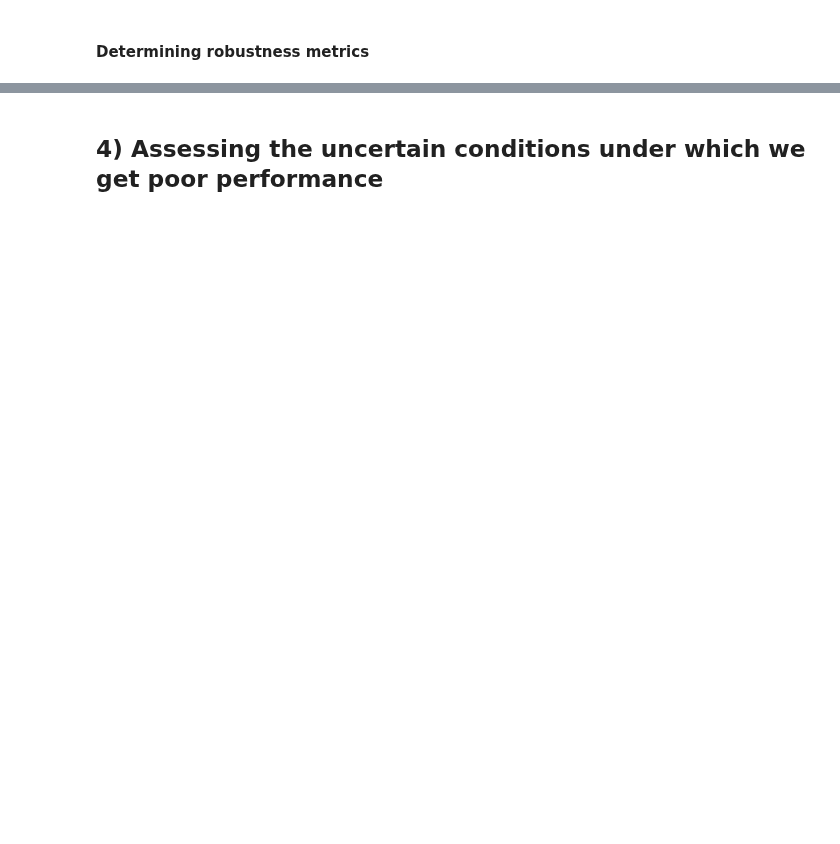
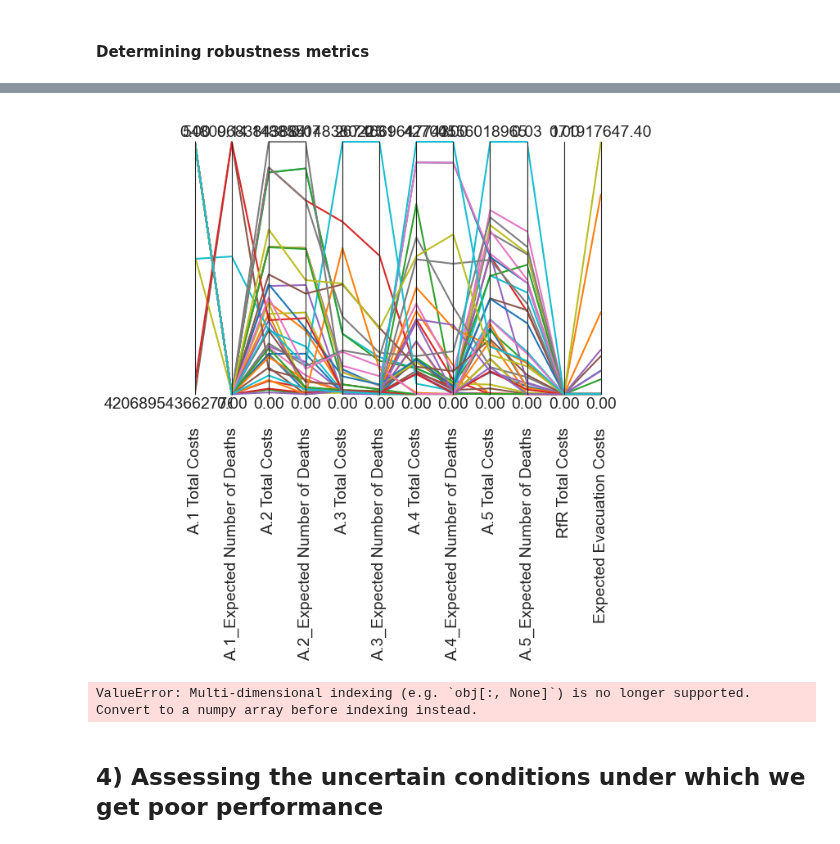
Before and after one commit to ndaswani1/EPA141A-labs, a Jupyter notebook: final assignment/dike_model_multiobj_analysis.ipynb, the cells around one changed output, grey strips where cells are left out. Saved outputs shown, nothing was run; the diff lists cells and outputs as text; code cells hidden in the pictures; blank space fills up the shorter version.

Commit message:
multi objective signal to noise

```diff
--- a/final assignment/dike_model_multiobj_analysis.ipynb
+++ b/final assignment/dike_model_multiobj_analysis.ipynb
@@ -191,0 +157,9 @@ sns.despine()
+# %%
+policies = []
+for row in range(results_constrained.shape[0]):
+    policies.append(
+        Policy(name=row, **results.iloc[row, :-12].to_dict())
+    )
+# %%
+with MultiprocessingEvaluator(model) as evaluator:
+    policy_results = evaluator.perform_experiments(scenarios=5, policies = policies)
@@ -198,0 +186,25 @@ sns.despine()
+# %%
+def s_to_n(data, direction):
+    mean = np.mean(data)
+    std = np.std(data)
+
+    if direction==ScalarOutcome.MAXIMIZE:
+        return mean/std
+    else:
+        return mean*std
+# %%
+experiments, outcomes = policy_results
+
+overall_scores = {}
+for policy in np.unique(experiments['policy']):
+    scores = {}
+
+    logical = experiments['policy']==policy
+
+    for outcome in model.outcomes:
+        value  = outcomes[outcome.name][logical]
+        sn_ratio = s_to_n(value, outcome.kind)
+        scores[outcome.name] = sn_ratio
+    overall_scores[policy] = scores
+scores = pd.DataFrame.from_dict(overall_scores).T
+scores
@@ -198,0 +229,11 @@ sns.despine()
+# %%
+data = scores
+limits = parcoords.get_limits(data)
+limits.loc[0, ['A.1 Total Costs', 'A.1_Expected Number of Deaths', 'A.2 Total Costs', 'A.2_Expected Number of Deaths', 'A.3 Total Costs', 'A.3_Expected Number of Deaths','RfR Total Costs', 'Expected Evacuation Costs']] = 0
+
+paraxes = parcoords.ParallelAxes(limits)
+paraxes.plot(data)
+paraxes.invert_axis('A.1 Total Costs')
+plt.show()
+# %% [output]
+[figure, added]
@@ -198,0 +243,33 @@ sns.despine()
+# %%
+overall_regret = {}
+max_regret = {}
+for outcome in model.outcomes:
+    policy_column = experiments['policy']
+
+    # create a DataFrame with all the relevent information
+    # i.e., policy, scenario_id, and scores
+    data = pd.DataFrame({outcome.name: outcomes[outcome.name],
+                         "policy":experiments['policy'],
+                         "scenario":experiments['scenario']})
+
+    # reorient the data by indexing with policy and scenario id
+    data = data.pivot(index='scenario', columns='policy')
+
+    # flatten the resulting hierarchical index resulting from
+    # pivoting, (might be a nicer solution possible)
+    data.columns = data.columns.get_level_values(1)
+
+    # we need to control the broadcasting.
+    # max returns a 1d vector across scenario id. By passing
+    # np.newaxis we ensure that the shape is the same as the data
+    # next we take the absolute value
+    #
+    # basically we take the difference of the maximum across
+    # the row and the actual values in the row
+    #
+    outcome_regret = (data.max(axis=1)[:, np.newaxis] - data).abs()
+
+    overall_regret[outcome.name] = outcome_regret
+    max_regret[outcome.name] = outcome_regret.max()
+# %% [output]
+ValueError: Multi-dimensional indexing (e.g. `obj[:, None]`) is no longer supported. Convert to a numpy array before indexing instead.
```
Also changed, not shown: parts of 19 cells of this notebook, 2 other files.
